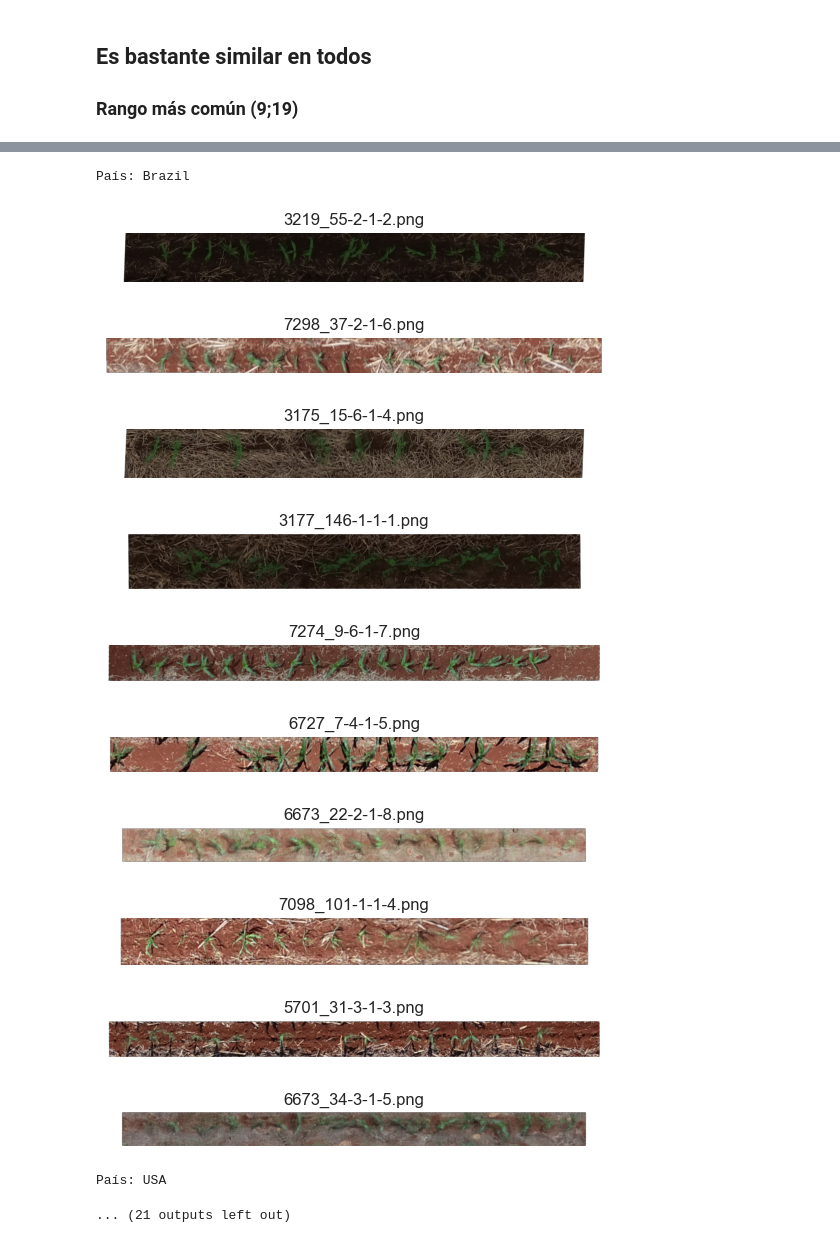
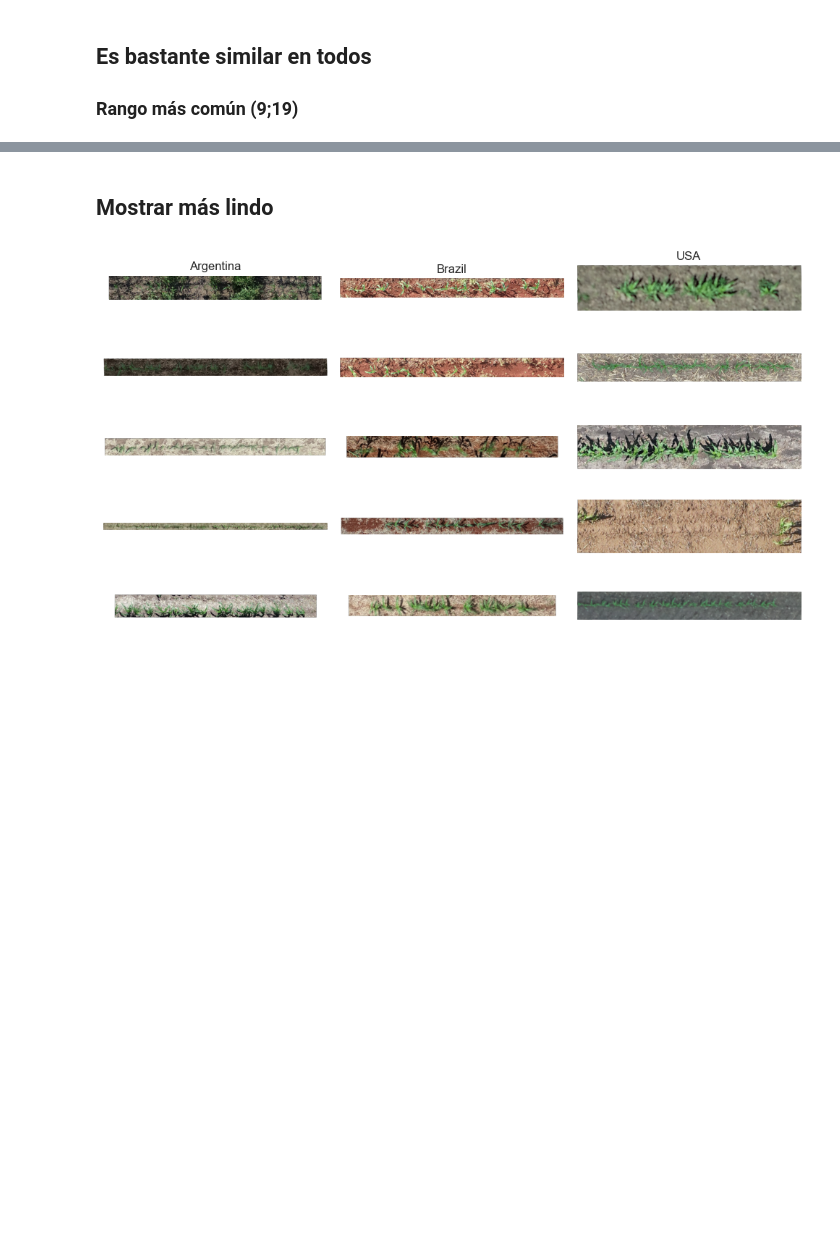
Before and after one commit to azulamakk/PF-vacasVaqueras, a Jupyter notebook: 01.1-nr-EDA.ipynb, the cells around one changed output, grey strips where cells are left out. Saved outputs shown, nothing was run; the diff lists cells and outputs as text; code cells hidden in the pictures; blank space fills up the shorter version.

```diff
--- a/01.1-nr-EDA.ipynb
+++ b/01.1-nr-EDA.ipynb
@@ -433,49 +451,61 @@ plt.show()  # Muestra los gráficos
+# %% [markdown]
+## Mostrar más lindo
 # %%
 import os
 import random
+import pandas as pd
 import matplotlib.pyplot as plt
 from PIL import Image
 
-# Función para mostrar una muestra aleatoria de imágenes por país
-def mostrar_muestra_aleatoria_por_pais(df, directorio, num_muestras=10):
-    # Obtener los países únicos
-    paises = df['country'].unique()
+# Función para mostrar una muestra aleatoria de imágenes por país en formato de tabla
+def mostrar_muestra_aleatoria_por_pais_tabla(df, directorio, num_muestras=5, umbral_ancho=1500):
+    # Crear un DataFrame vacío para almacenar las rutas de las imágenes
+    df_imagenes = pd.DataFrame(columns=df['country'].unique())
 
     # Iterar sobre cada país
-    for pais in paises:
-        print(f'País: {pais}')
+    for pais in df_imagenes.columns:
         # Filtrar el DataFrame por el país actual
         df_pais = df[df['country'] == pais]
-        # Obtener una muestra aleatoria de imágenes
-        muestra = random.sample(df_pais['nombre_imagen'].tolist(), num_muestras)
+        # Obtener las imágenes con un ancho menor al umbral
+        imagenes_menores_umbral = df_pais[df_pais['ancho'] < umbral_ancho]['nombre_imagen'].tolist()
+        # Si hay menos imágenes que el número de muestras, tomar todas las imágenes disponibles
+        if len(imagenes_menores_umbral) < num_muestras:
+            muestra = imagenes_menores_umbral
+        else:
+            # Obtener una muestra aleatoria de imágenes
+            muestra = random.sample(imagenes_menores_umbral, num_muestras)
+        # Agregar la muestra al DataFrame de imágenes
+        df_imagenes[pais] = muestra
 
-        # Mostrar las imágenes de la muestra
-        for imagen_nombre in muestra:
+    # Mostrar las imágenes en formato de tabla
+    fig, axes = plt.subplots(num_muestras, len(df_imagenes.columns), figsize=(10, 6))
+
+    if num_muestras == 1:  # Si solo hay una muestra, los ejes no son 2D
+        axes = axes.reshape((1, -1))  # Cambiar a una matriz de una fila
+
+    for i, pais in enumerate(df_imagenes.columns):
+        # Mostrar el nombre del país solo al principio de cada columna
+        axes[0, i].set_title(pais)
+        for j, imagen_nombre in enumerate(df_imagenes[pais]):
             # Construir la ruta completa de la imagen
             ruta_imagen = os.path.join(directorio, imagen_nombre)
             # Abrir y mostrar la imagen
             imagen = Image.open(ruta_imagen)
-            plt.imshow(imagen)
-            plt.title(imagen_nombre)
-            plt.axis('off')
-            plt.show()
+            if num_muestras > 1:
+                ax = axes[j, i]
+            else:
+                ax = axes[i]  # Acceder a los ejes directamente
+            ax.imshow(imagen)
+            ax.axis('off')
+
+    plt.tight_layout()
+    plt.show()
+    return df_imagenes
 
 # Directorio donde se encuentran las imágenes
-directorio_imagenes = './images'
+directorio_imagenes = './clean_images'
 
-# Llamar a la función para mostrar la muestra aleatoria de imágenes por país
-mostrar_muestra_aleatoria_por_pais(nuevo_df2, directorio_imagenes)
+# Llamar a la función para mostrar la muestra aleatoria de imágenes por país en formato de tabla
+fotos = mostrar_muestra_aleatoria_por_pais_tabla(nuevo_df2, directorio_imagenes)
 # %% [output]
-País: Brazil
-[figure, old version]
+[figure, new version]
-[figure, removed]
-[figure, removed]
-[figure, removed]
-[figure, removed]
-[figure, removed]
-[figure, removed]
-[figure, removed]
-[figure, removed]
-[figure, removed]
-País: USA
-... (21 outputs left out)
```
Also changed, not shown: parts of 18 cells of this notebook, 3 other files.
